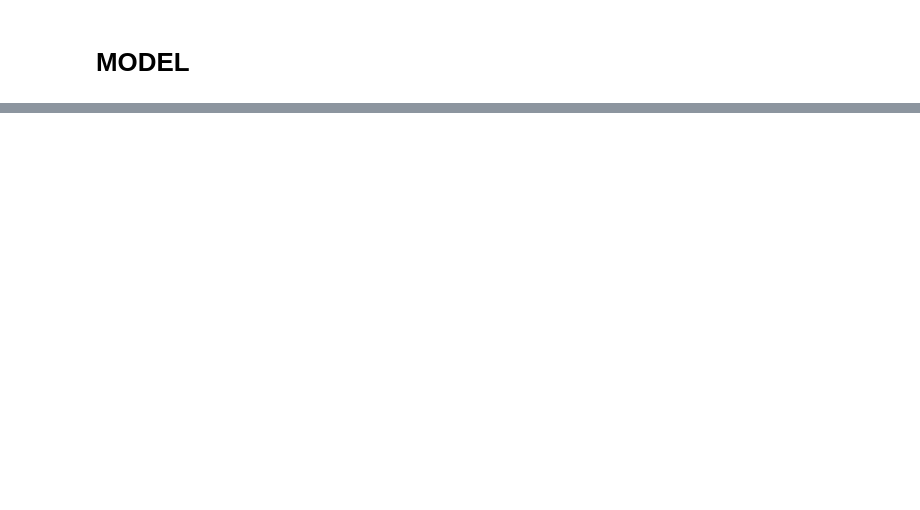
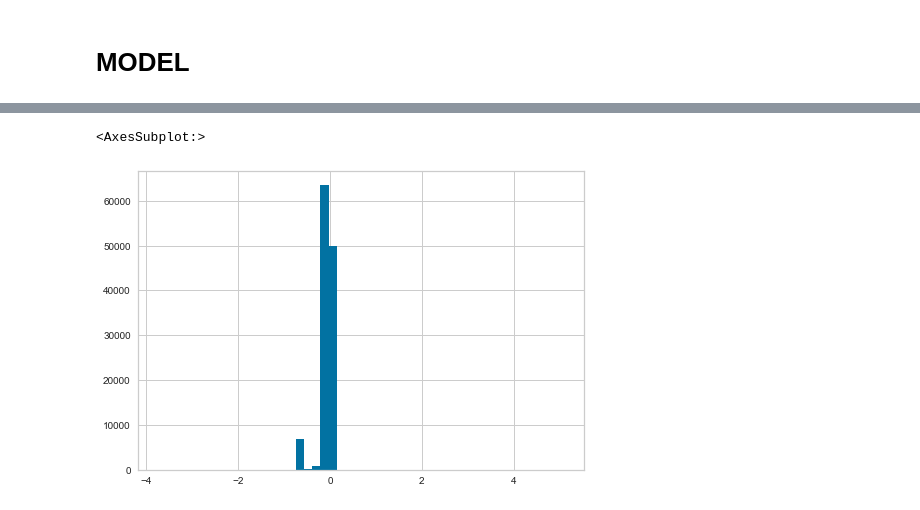
Before and after one commit to NGarb/FailSafe, a Jupyter notebook: 12. Accident Risk/XGB_grid_search.ipynb, the cells around one changed output, grey strips where cells are left out. Saved outputs shown, nothing was run; the diff lists cells and outputs as text; code cells hidden in the pictures; blank space fills up the shorter version.

```diff
--- a/12. Accident Risk/XGB_grid_search.ipynb
+++ b/12. Accident Risk/XGB_grid_search.ipynb
@@ -233,0 +428,7 @@ results_df
+# %%
+full_X_arr = np.vstack((X_train_prc,X_val_prc,X_test_prc))
+full_y_arr = np.hstack((y_train, y_val, y_test)) #hstack since one dim
+# %%
+#train on full dataset
+model = XGBRegressor(tree_method = "gpu_hist",single_precision_histogram=True, gpu_id=0, **grid_result.best_params_)
+model.fit(full_X_arr,full_y_arr)
@@ -233,0 +450,4 @@ results_df
+# %%
+X_test_prc = preprocessor.transform(test_enriched_df)
+# %%
+test_preds = model.predict(X_test_prc)
@@ -233,0 +502,5 @@ results_df
+# %%
+pd.Series(test_preds).hist(bins=50)
+# %% [output]
+<AxesSubplot:>
+[figure, added]
```
Also changed, not shown: parts of 56 cells of this notebook, 46 other files.
